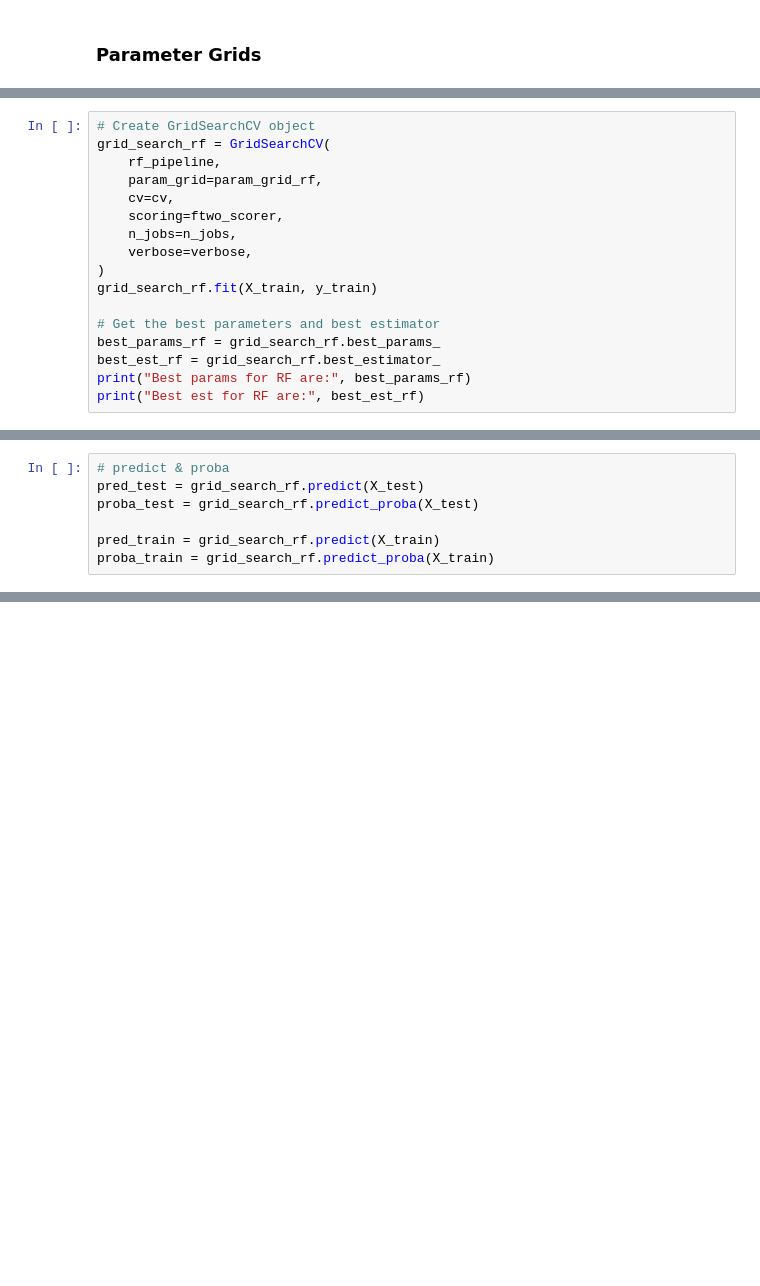
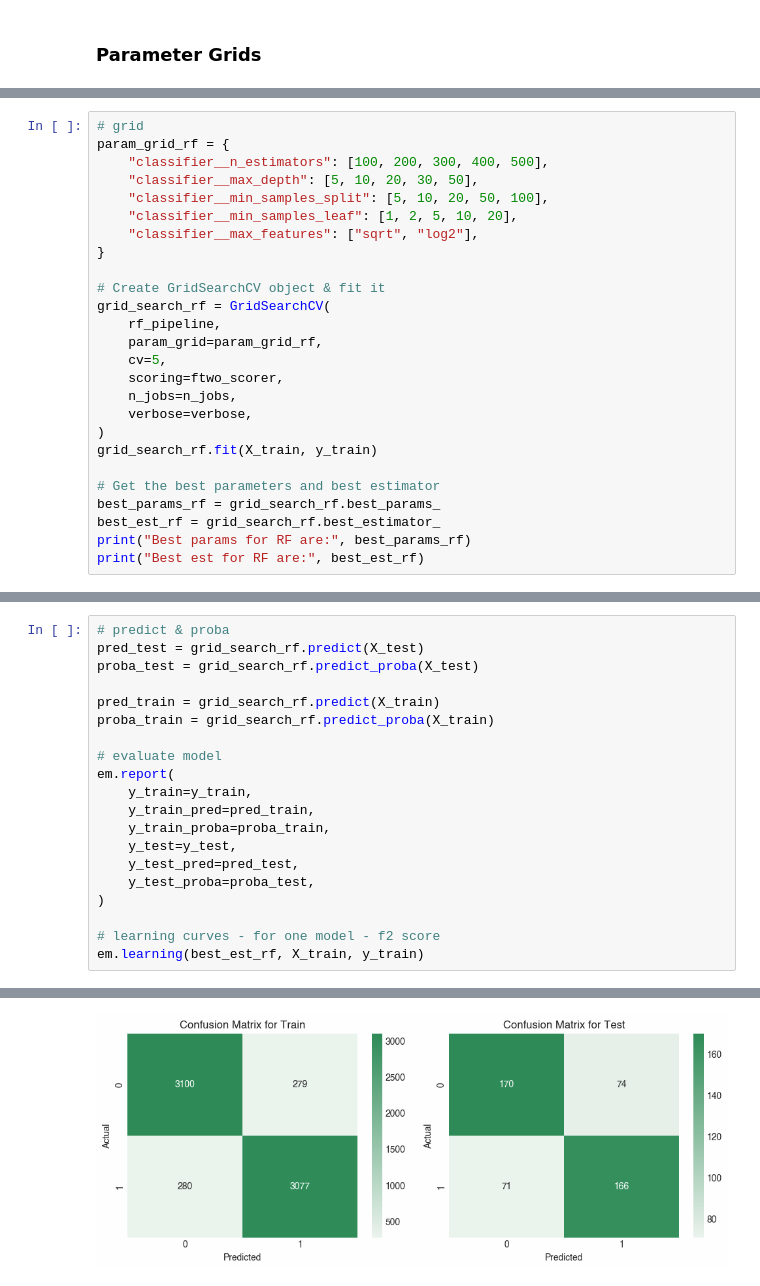
Before and after one commit to eockfen/EyeTism, a Jupyter notebook: modeling/pipelines_adam.ipynb, the cells around one changed output, grey strips where cells are left out. Drawn from its saved outputs; the diff is of its cells as text; blank space fills up the shorter version.

```diff
--- a/modeling/pipelines_adam.ipynb
+++ b/modeling/pipelines_adam.ipynb
@@ -212,9 +276,18 @@ param_grid_logreg = {
 # %%
-# Create GridSearchCV object
+# grid
+param_grid_rf = {
+    "classifier__n_estimators": [100, 200, 300, 400, 500],
+    "classifier__max_depth": [5, 10, 20, 30, 50],
+    "classifier__min_samples_split": [5, 10, 20, 50, 100],
+    "classifier__min_samples_leaf": [1, 2, 5, 10, 20],
+    "classifier__max_features": ["sqrt", "log2"],
+}
+
+# Create GridSearchCV object & fit it
 grid_search_rf = GridSearchCV(
     rf_pipeline,
     param_grid=param_grid_rf,
-    cv=cv,
+    cv=5,
     scoring=ftwo_scorer,
     n_jobs=n_jobs,
     verbose=verbose,
@@ -233,3 +313,17 @@ proba_test = grid_search_rf.predict_proba(X_test)
 
 pred_train = grid_search_rf.predict(X_train)
 proba_train = grid_search_rf.predict_proba(X_train)
+
+# evaluate model
+em.report(
+    y_train=y_train,
+    y_train_pred=pred_train,
+    y_train_proba=proba_train,
+    y_test=y_test,
+    y_test_pred=pred_test,
+    y_test_proba=proba_test,
+)
+
+# learning curves - for one model - f2 score
+em.learning(best_est_rf, X_train, y_train)
+# %% [output]
@@ -235,0 +347 @@ proba_train = grid_search_rf.predict_proba(X_train)
+[figure, added]
```
Also changed, not shown: parts of 25 cells of this notebook.
